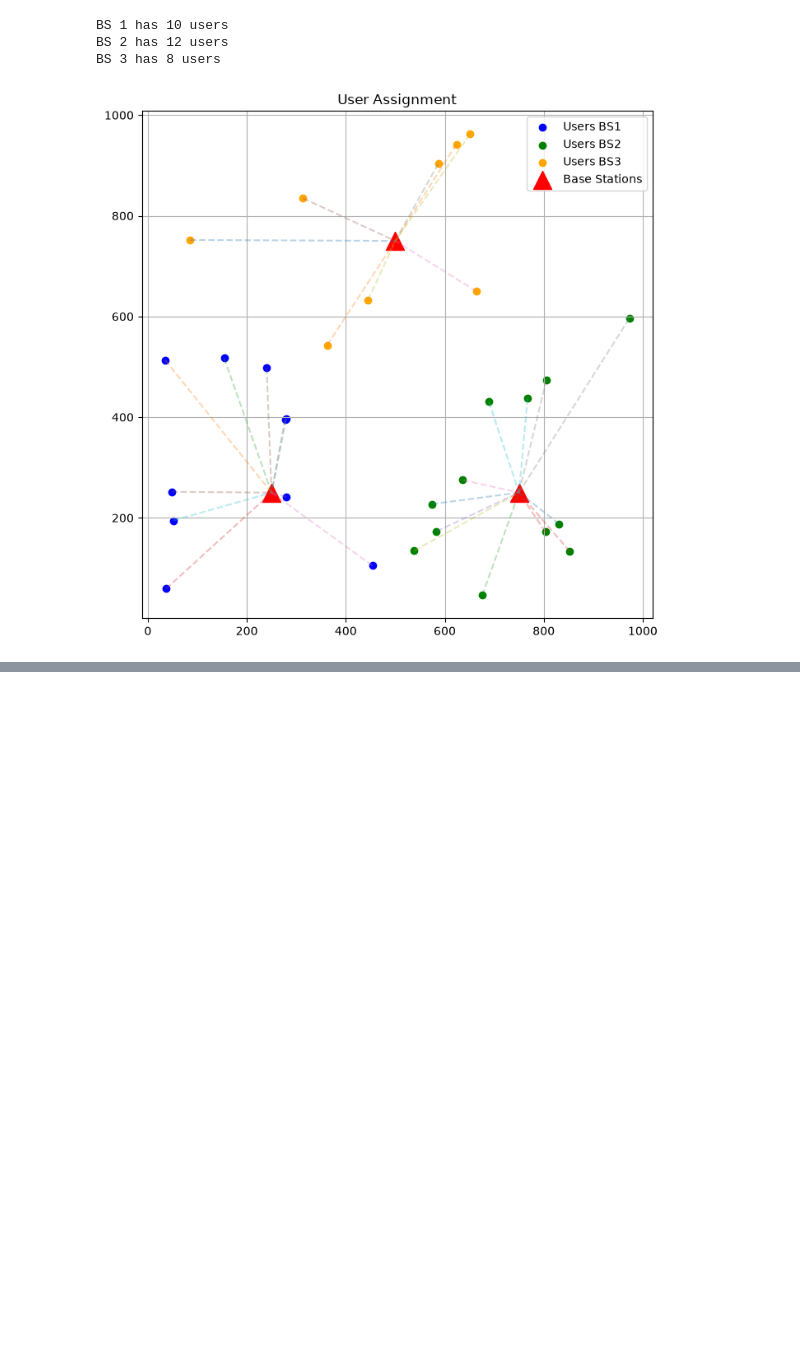
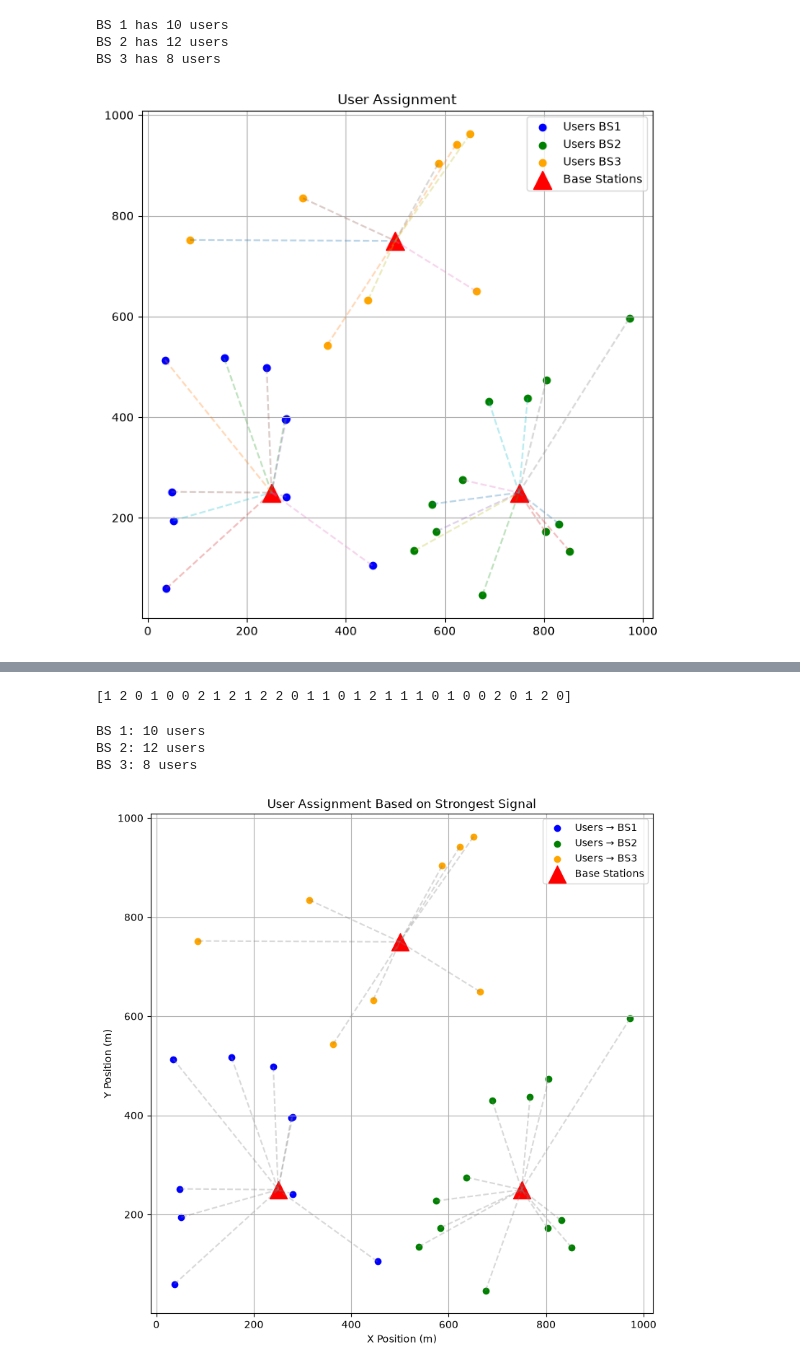
Before and after one commit to Chathuranga630/sionna, a Jupyter notebook: Spoofed_Traffic.ipynb, the cells around one changed output, grey strips where cells are left out. Cells and saved outputs as stored; diff of their text form; code cells hidden in the pictures; blank space fills up the shorter version.

```diff
--- a/Spoofed_Traffic.ipynb
+++ b/Spoofed_Traffic.ipynb
@@ -423,0 +489,4 @@ results.to_csv("user_assignment.csv", index=False)
+# %%
+received_power = tx_power - path_loss
+
+print(received_power)
@@ -423,0 +511,71 @@ results.to_csv("user_assignment.csv", index=False)
+# %%
+assignments_signal = np.argmax(received_power, axis=1)
+
+print(assignments_signal)
+# %% [output]
+[1 2 0 1 0 0 2 1 2 1 2 2 0 1 1 0 1 2 1 1 1 0 1 0 0 2 0 1 2 0]
+# %%
+for bs in range(len(bs_positions)):
+
+    count = np.sum(assignments_signal == bs)
+
+    print(f"BS {bs+1}: {count} users")
+# %% [output]
+BS 1: 10 users
+BS 2: 12 users
+BS 3: 8 users
+# %%
+plt.figure(figsize=(9,9))
+
+colors = ['blue','green','orange']
+
+for bs in range(3):
+
+    idx = assignments_signal == bs
+
+    plt.scatter(
+        user_positions[idx,0],
+        user_positions[idx,1],
+        color=colors[bs],
+        label=f'Users → BS{bs+1}'
+    )
+
+plt.scatter(
+    bs_positions[:,0],
+    bs_positions[:,1],
+    marker='^',
+    s=300,
+    color='red',
+    label='Base Stations'
+)
+
+# Draw association lines
+
+for i,user in enumerate(user_positions):
+
+    bs = assignments_signal[i]
+
+    plt.plot(
+        [user[0],bs_positions[bs][0]],
+        [user[1],bs_positions[bs][1]],
+        '--',
+        alpha=0.3,
+        color='gray'
+    )
+
+plt.title("User Assignment Based on Strongest Signal")
+
+plt.xlabel("X Position (m)")
+plt.ylabel("Y Position (m)")
+
+plt.grid(True)
+
+plt.legend()
+
+plt.savefig("figures_step4_user_assignment_signal.png",
+            dpi=300,
+            bbox_inches="tight")
+
+plt.show()
+# %% [output]
+[figure, added]
```
Also changed, not shown: parts of 5 cells of this notebook.
